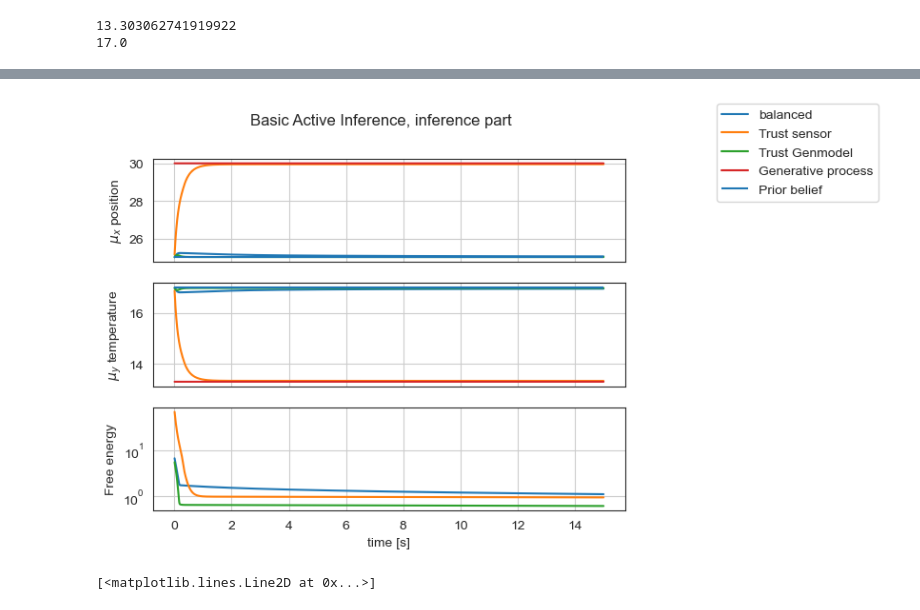
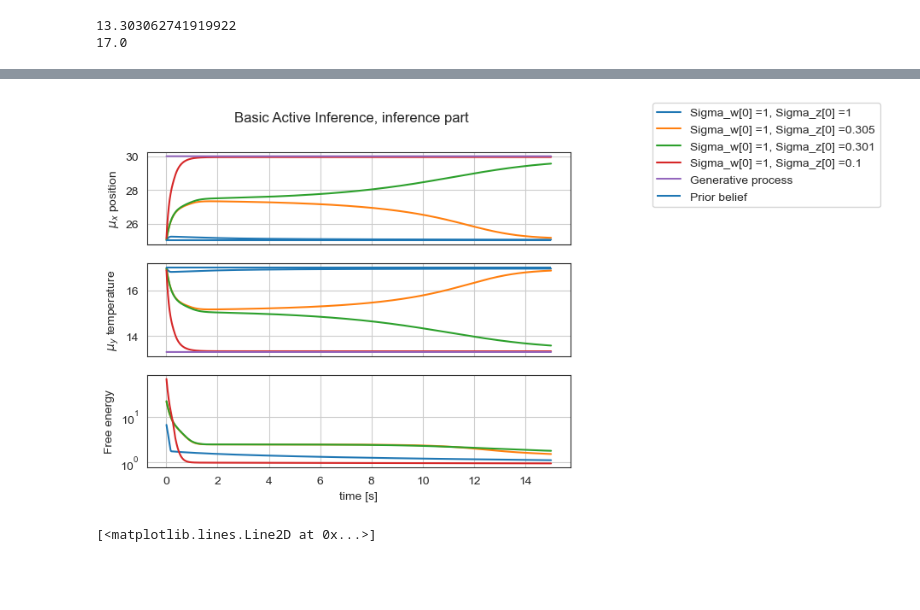
Before and after one commit to sebastiaan116/Affective-Active-Inference, a Jupyter notebook: Hydar1.ipynb, the cells around one changed output, grey strips where cells are left out. Saved outputs shown, nothing was run; the diff lists cells and outputs as text; code cells hidden in the pictures; blank space fills up the shorter version.

Commit message:
Includes 4 plots with different starting Sigma z

```diff
--- a/Hydar1.ipynb
+++ b/Hydar1.ipynb
@@ -218,38 +223,42 @@ plt.grid()
 # %%
 v = 30 # actual depth Hydar
 mu_v = 25 # Hydars belief of the depth
 F1, mu_x1, mu_y1, x1, y1, vSigma_w1, vSigma_z1 = simulation(v,mu_v,1,1,'no noise',1) # prior and observation balanced
-F2, mu_x2, mu_y2, x2, y2, vSigma_w2, vSigma_z2 = simulation(v,mu_v,1,0.1,'no noise',1) # underctain about prior
-F3, mu_x3, mu_y3, x3, y3, vSigma_w, vSigma_z = simulation(v,mu_v,0.1,1,'no noise',1) # Trust generative model, belief high variance in sensor
+F2, mu_x2, mu_y2, x2, y2, vSigma_w2, vSigma_z2 = simulation(v,mu_v,1,0.305,'no noise',1) # underctain about prior
+F3, mu_x3, mu_y3, x3, y3, vSigma_w3, vSigma_z3 = simulation(v,mu_v,1,0.301,'no noise',1) # Trust generative model, belief high variance in sensor
+F4, mu_x4, mu_y4, x4, y4, vSigma_w4, vSigma_z4 = simulation(v,mu_v,1,0.1,'no noise',1) # Trust generative model, belief high variance in sensor
 
 # Plot results:
 fig, axes = plt.subplots(3, 1, sharex='col');
 fig.suptitle('Basic Active Inference, inference part');
-axes[0].plot(t[1:],mu_x1[1:],label='balanced');
-axes[0].plot(t[1:],mu_x2[1:],label='Trust sensor');
-axes[0].plot(t[1:],mu_x3[1:],label='Trust Genmodel');
+axes[0].plot(t[1:],mu_x1[1:],label='Sigma_w[0] =1, Sigma_z[0] =1');
+axes[0].plot(t[1:],mu_x2[1:],label='Sigma_w[0] =1, Sigma_z[0] =0.305');
+axes[0].plot(t[1:],mu_x3[1:],label='Sigma_w[0] =1, Sigma_z[0] =0.301');
+axes[0].plot(t[1:],mu_x4[1:],label='Sigma_w[0] =1, Sigma_z[0] =0.1');
 axes[0].plot(t[1:],x1[1:],label='Generative process');
 axes[0].hlines(mu_v, 0,T, label='Prior belief')
 axes[0].set_ylabel('$\mu_x$ position');
 axes[0].grid(1);
 fig.legend(bbox_to_anchor=(1.05, 1), loc='upper left', borderaxespad=0.)
-axes[1].plot(t[1:],mu_y1[1:],label='balanced');
-axes[1].plot(t[1:],mu_y2[1:],label='Trust sensor');
-axes[1].plot(t[1:],mu_y3[1:],label='Trust Genmodel');
+axes[1].plot(t[1:],mu_y1[1:],label='Sigma_w[0] =1, Sigma_z[0] =1');
+axes[1].plot(t[1:],mu_y2[1:],label='Sigma_w[0] =1, Sigma_z[0] =0.305');
+axes[1].plot(t[1:],mu_y3[1:],label='Sigma_w[0] =1, Sigma_z[0] =0.301');
+axes[1].plot(t[1:],mu_y4[1:],label='Sigma_w[0] =1, Sigma_z[0] =0.1')
 axes[1].plot(t[1:],y1[1:],label='Generative process');
 axes[1].hlines(g_gp(mu_v,0), 0,T, label='Prior belief')
 axes[1].set_ylabel('$\mu_y$ temperature');
 #axes[1].legend(loc='upper right');
 axes[1].grid(1);
-axes[2].semilogy(t[1:],F1[1:],label='balanced');
-axes[2].semilogy(t[1:],F2[1:],label='Trust sensor');
-axes[2].semilogy(t[1:],F3[1:],label='Trust Genmodel');
+axes[2].semilogy(t[1:],F1[1:],label='Sigma_w[0] =1, Sigma_z[0] =1');
+axes[2].semilogy(t[1:],F2[1:],label='Sigma_w[0] =1, Sigma_z[0] =0.305');
+axes[2].semilogy(t[1:],F3[1:],label='Sigma_w[0] =1, Sigma_z[0] =0.301');
+axes[2].semilogy(t[1:],F4[1:],label='Sigma_w[0] =1, Sigma_z[0] =0.1');
 axes[2].set_xlabel('time [s]');
 axes[2].set_ylabel;
 axes[2].set_ylabel('Free energy');
 axes[2].grid(1);
 # %% [output]
-[figure, old version]
+[figure, new version]
 # %%
 plt.figure(1)
 plt.plot(vSigma_w2)
```
Also changed, not shown: parts of 7 cells of this notebook.
